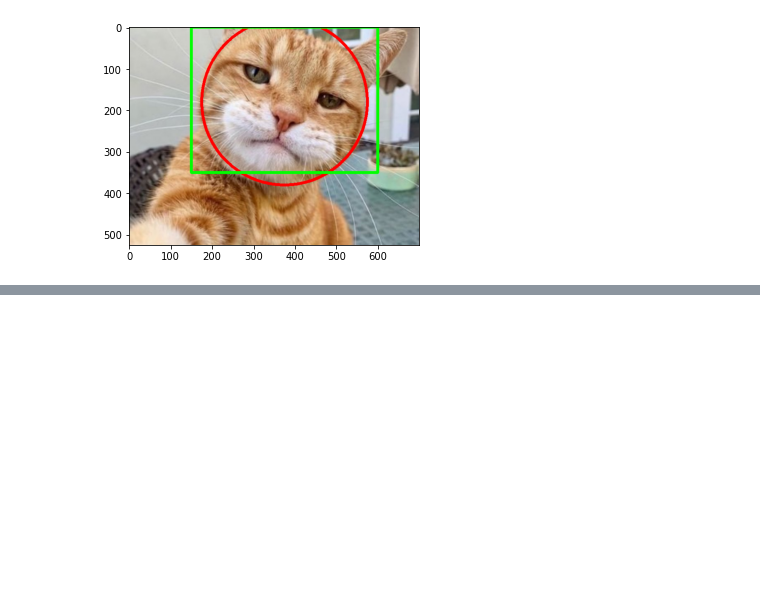
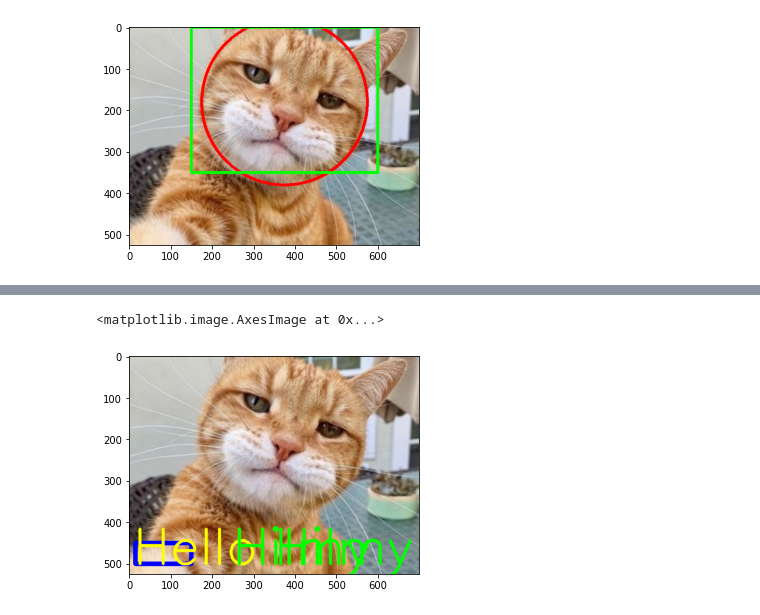
Before and after one commit to HilmyMhiii/PCVK_Genap_2023, a Jupyter notebook: Week2.ipynb, the cells around one changed output, grey strips where cells are left out. Saved outputs shown, nothing was run; the diff lists cells and outputs as text; code cells hidden in the pictures; blank space fills up the shorter version.

```diff
--- a/Week2.ipynb
+++ b/Week2.ipynb
@@ -213,0 +223,8 @@ plt.imshow(blue)
+# %%
+#9 Lengkapi tulisan nama file pada file citra dari soal no.8. gunakan font, ukuran font, dan warna font yang sesuai keinginan anda
+font=cv.FONT_HERSHEY_SIMPLEX
+cv.putText(img_rgb,text='Hilmy',org=(350,500),fontFace=font,fontScale=4,color=(0,255,0),thickness=5,lineType=cv.LINE_AA)
+plt.imshow(img_rgb)
+# %% [output]
+<matplotlib.image.AxesImage at 0x...>
+[figure, added]
```
Also changed, not shown: parts of 10 cells of this notebook.
